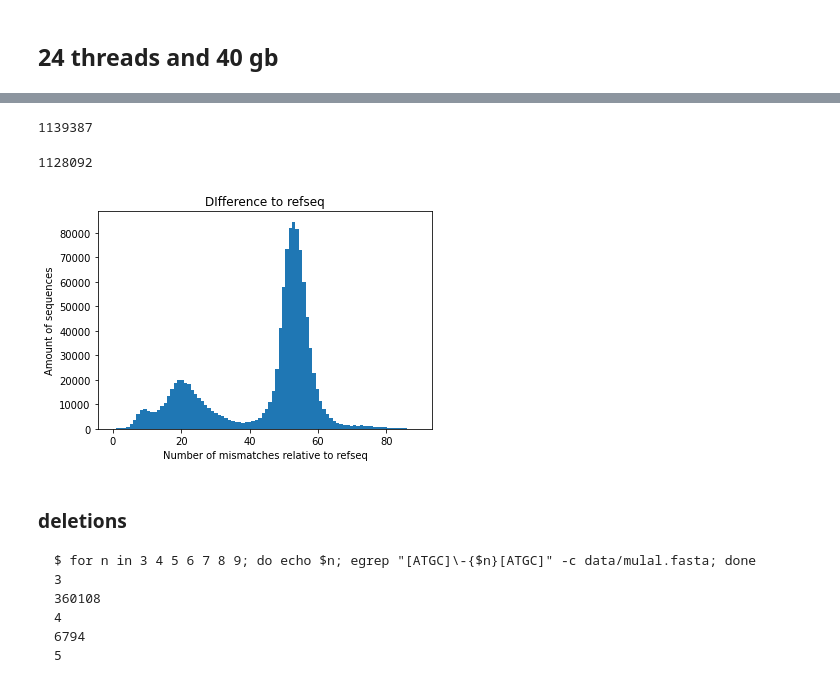
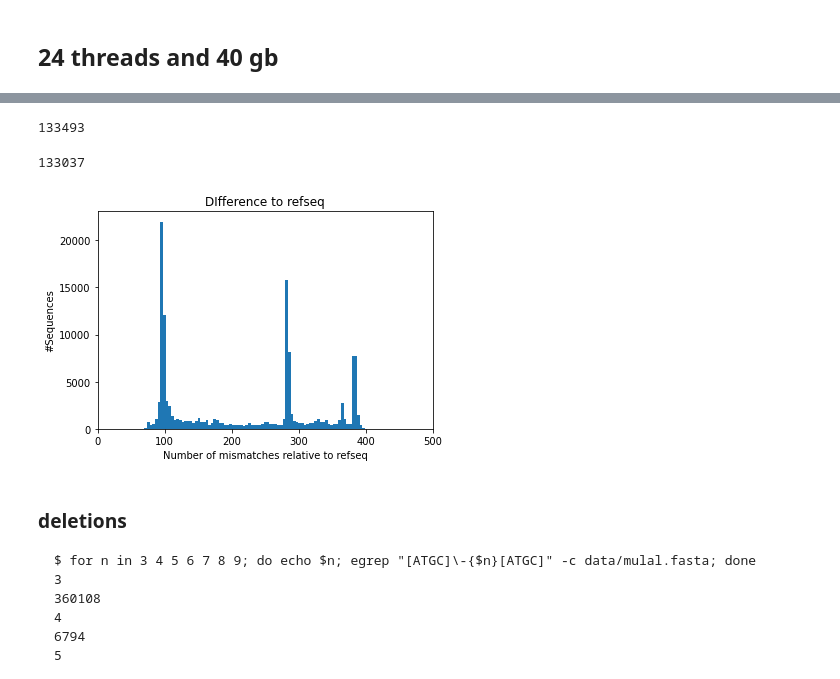
Before and after one commit to KPOTOH/sars-cov-2, a Jupyter notebook: nb/1.mulal_qc.ipynb, the cells around one changed output, grey strips where cells are left out. Saved outputs shown, nothing was run; the diff lists cells and outputs as text; code cells hidden in the pictures.

```diff
--- a/nb/1.mulal_qc.ipynb
+++ b/nb/1.mulal_qc.ipynb
@@ -13,14 +11,13 @@ sys.path.append('../src/')
 from utils import release_mutations_from_two_seqs
 # %%
-PATH_TO_MULAL = '../data/mulal.fasta'
-PATH_TO_MULAL_HEAD = '../data/mulal.head.fasta'
-NSEQS = 1139387
+PATH_TO_MULAL = '../data/omicron/mulal.fasta'
+NSEQS = 133493
 # %% [markdown]
 ## 24 threads and 40 gb
 # %%
 %%time
 
-reader = SeqIO.parse(PATH_TO_MULAL_HEAD, 'fasta')
+reader = SeqIO.parse(PATH_TO_MULAL, 'fasta')
 ref = next(reader)
 
 
@@ -29,7 +26,7 @@ def get_nums(rec):
     mutations = release_mutations_from_two_seqs(seq1, seq2)
     mut_num = len(mutations)
     indel_num = len([x for x in mutations if x[2] == '-'])
-    return mut_num, indel_num
+    return mut_num, indel_num, (mutations, rec.name)
 
 
 threads = 24
@@ -41,24 +38,25 @@ Wall time: 948 ms
 # %%
 len(nums)
 # %% [output]
-1139387
+133493
 # %%
-nums_pruned = [x for x in nums if x[0] < 90]
+nums_pruned = [x for x in nums if x[0] < 400]
 print(len(nums_pruned))
 
 mut_distro = [x[0] for x in nums_pruned]
 indel_distro = [x[1] for x in nums_pruned]
 # %% [output]
-1128092
+133037
 # %%
 plt.hist(mut_distro, bins=90)
+plt.xlim(0, 500)
 plt.title("DIfference to refseq")
 plt.xlabel("Number of mismatches relative to refseq")
-plt.ylabel("Amount of sequences")
+plt.ylabel("#Sequences")
 plt.savefig("../figures/diff_to_refseq.png")
 plt.show()
 # %% [output]
-[figure, old version]
+[figure, new version]
 # %% [markdown]
 ### deletions
 
```
Also changed, not shown: parts of 23 cells of this notebook, 9 other files.
